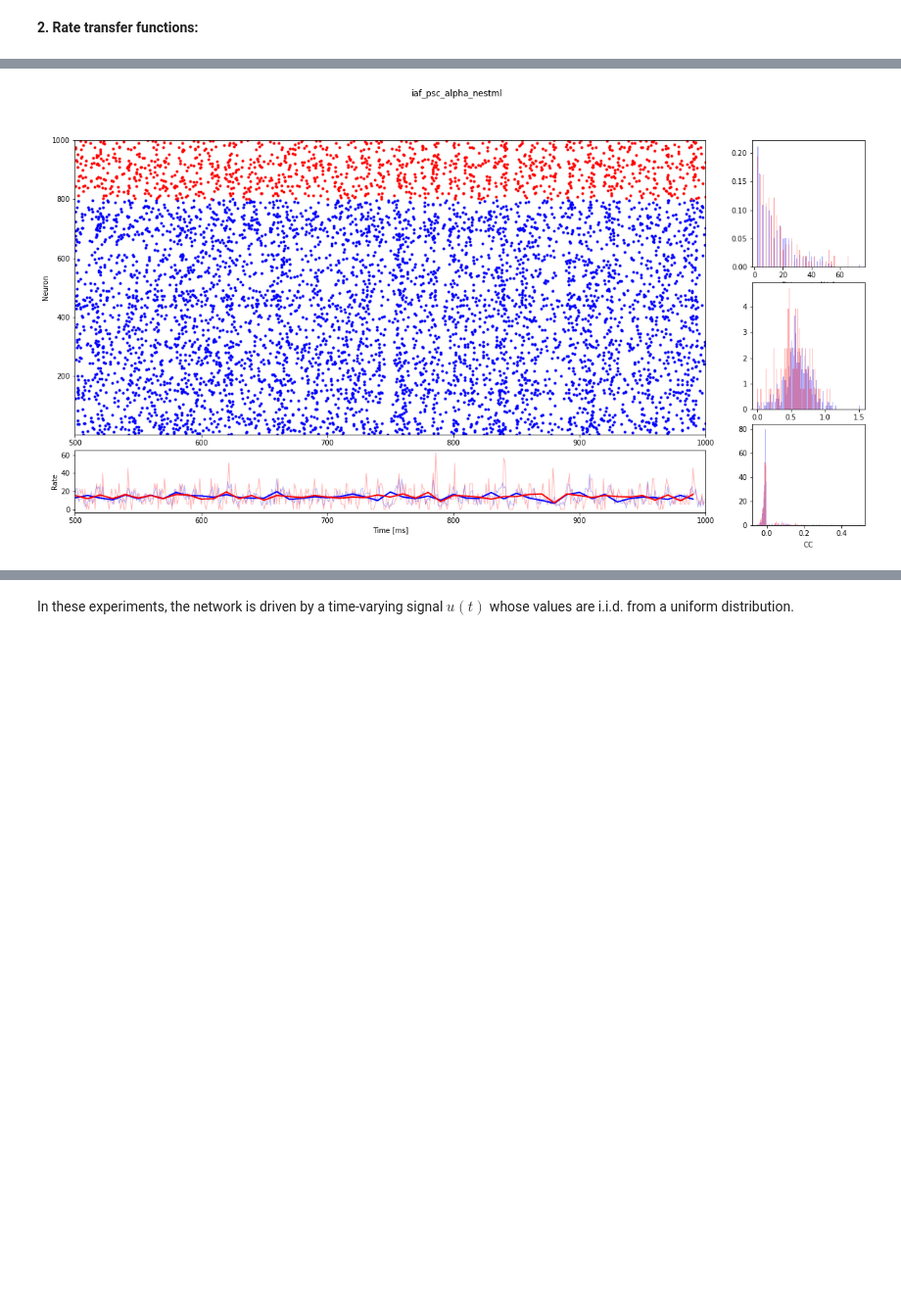
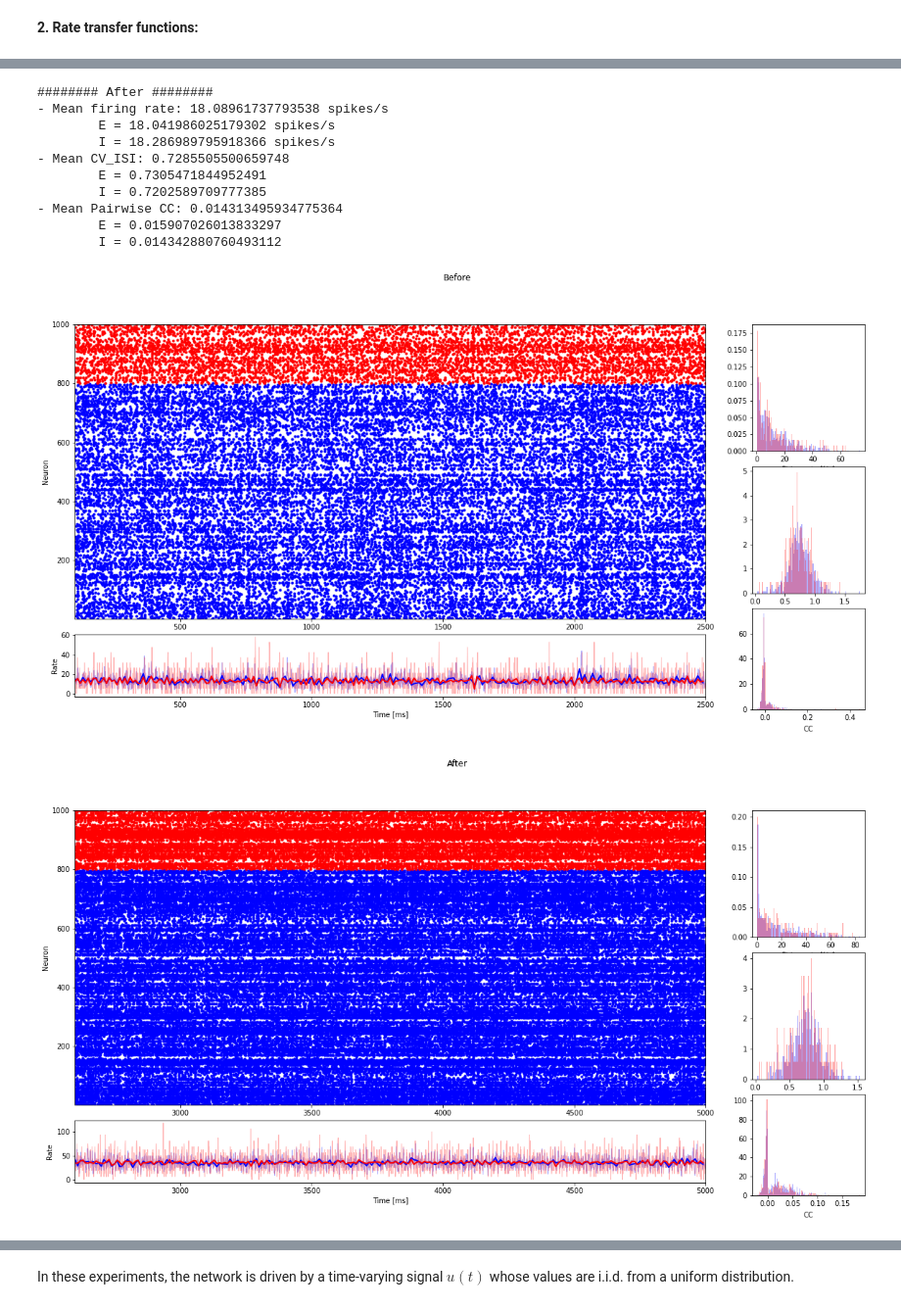
Before and after one commit to clinssen/OCNS-2024-NEST-workshop, a Jupyter notebook: materials/nestml/NESTML CNS2020 Tutorial.ipynb, the cells around one changed output, grey strips where cells are left out. Shown at 98% size. Saved outputs shown, nothing was run; the diff lists cells and outputs as text; code cells hidden in the pictures; blank space fills up the shorter version.

Commit message:
Complete balanced network exercise

```diff
--- a/materials/nestml/NESTML CNS2020 Tutorial.ipynb
+++ b/materials/nestml/NESTML CNS2020 Tutorial.ipynb
@@ -20,4 +28,14 @@ import itertools
 
 from helper import SpikeList
 from pynestml.frontend.pynestml_frontend import to_nest, install_nest
+# %%
+# system parameters
+seed = 0
+num_threads = 16
+dt = 0.1
+
+def reset_nest_kernel(seed, num_threads, dt):
+    np.random.seed(seed)
+    nest.ResetKernel()
+    nest.SetKernelStatus({'grng_seed': seed, 'resolution': dt, 'print_time': True, 'local_num_threads': num_threads})
 # %% [markdown]
@@ -248,0 +316,15 @@ ax[2].set_xlim([0., 75.])
+# %%
+stim_vec = np.arange(5., 250., 1.)
+ei_rate_curves = {}
+ei_cv_curves = {}
+wE = 6.
+gamma = 4.
+
+for neuron in neuron_models:
+    rate_vec, cvs_vec, corr_vec = evaluate_ei_neuron(stim_vec, neuron, N=10000., epsilon=0.1, w=wE, g=gamma)
+    ei_rate_curves.update({neuron: rate_vec})
+    ei_cv_curves.update({neuron: cvs_vec})
+
+fig, ax = plt.subplots(1, 2, figsize=(15, 4))
+plot_IOcurves(stim_vec, ei_rate_curves, ax=ax[0], xlabel=r"$\nu_{\mathrm{in}}$ [Hz]", ylabel=r"$\nu_{\mathrm{out}}$ [Hz]")
+plot_IOcurves(stim_vec, rate_curves, ax=ax[1], xlabel=r"$\nu_{\mathrm{in}}$ [Hz]", ylabel=r"$\nu_{\mathrm{out}}$ [Hz]")
@@ -375,10 +542,18 @@ We can now evaluate the population dynamics for the different neuron models
 # %%
-sim_time = 1000.
-neuron_model = "iaf_psc_alpha_nestml"# "iaf_psc_alpha_spike_rate_adapt_nestml", "iaf_psc_alpha_adapt_thresh_nestml"
+sim_time = 5000.
+perturbation_time = 2500.
+rate_scale = 2.
+neuron_model = "iaf_psc_alpha_nestml"
 
-reset_nest_kernel(seed=10, num_threads=16, dt=0.1)
+reset_nest_kernel(seed, num_threads, dt)
 neurons_e, neurons_i, syn_exc, syn_inh = create_network(neuron_model=neuron_model, N=1000, epsilon=0.1)
-spikes_e, spikes_i = set_recording_devices(neurons_e, neurons_i, start=0., stop=sim_time)
-e_activity, i_activity = evaluate_network(neurons_e, neurons_i, spikes_e, spikes_i, syn_spec=syn_exc, p_rate=5000., start=0., stop=sim_time)
-_ = characterize_population_activity(e_activity, i_activity, start=0., transient=500., stop=sim_time, title=neuron_model, plot=True)
+
+spikes_e, spikes_i = set_recording_devices(neurons_e, neurons_i, start=0., stop=perturbation_time)
+e_activity, i_activity = evaluate_network(neurons_e, neurons_i, spikes_e, spikes_i, syn_spec=syn_exc, p_rate=5000., start=0., stop=perturbation_time)
+e_activity_pre, i_activity_pre = characterize_population_activity(e_activity, i_activity, start=0., transient=100., stop=perturbation_time, title='Before')
+
+spikes_e, spikes_i = set_recording_devices(neurons_e, neurons_i, start=perturbation_time, stop=sim_time)
+e_activity, i_activity = evaluate_network(neurons_e, neurons_i, spikes_e, spikes_i, syn_spec=syn_exc, p_rate=5000.*rate_scale, start=perturbation_time, stop=sim_time)
+
+e_activity_post, i_activity_post = characterize_population_activity(e_activity, i_activity, start=perturbation_time, transient=100., stop=sim_time, title='After')
 # %% [output]
@@ -395 +570,12 @@ _ = characterize_population_activity(e_activity, i_activity, start=0., transient
+######## After ########
+- Mean firing rate: 18.08961737793538 spikes/s
+        E = 18.041986025179302 spikes/s
+        I = 18.286989795918366 spikes/s
+- Mean CV_ISI: 0.7285505500659748
+        E = 0.7305471844952491
+        I = 0.7202589709777385
+- Mean Pairwise CC: 0.014313495934775364
+        E = 0.015907026013833297
+        I = 0.014342880760493112
-[figure, old version]
+[figure, new version]
+[figure, added]
```
Also changed, not shown: parts of 62 cells of this notebook, 3 other files.
